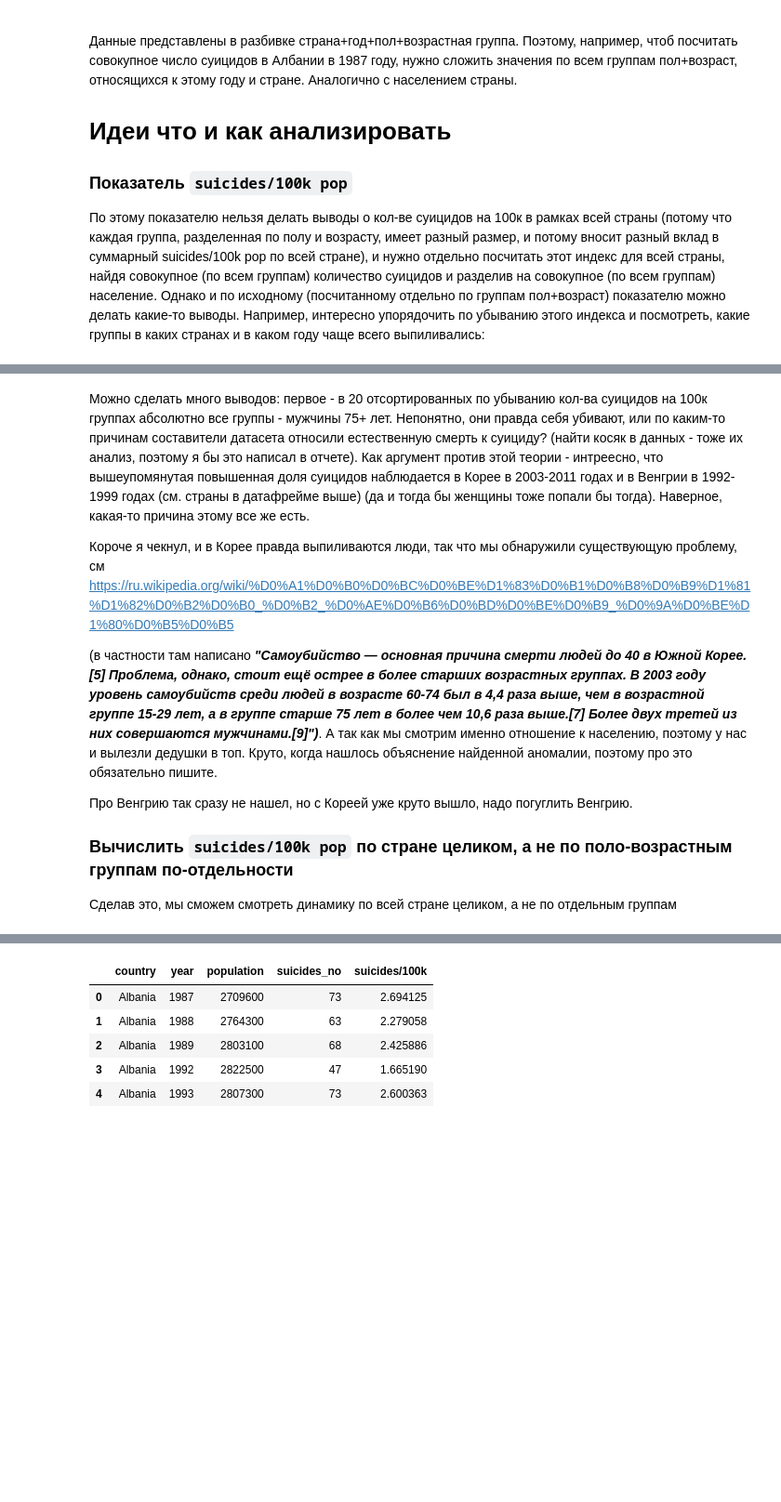
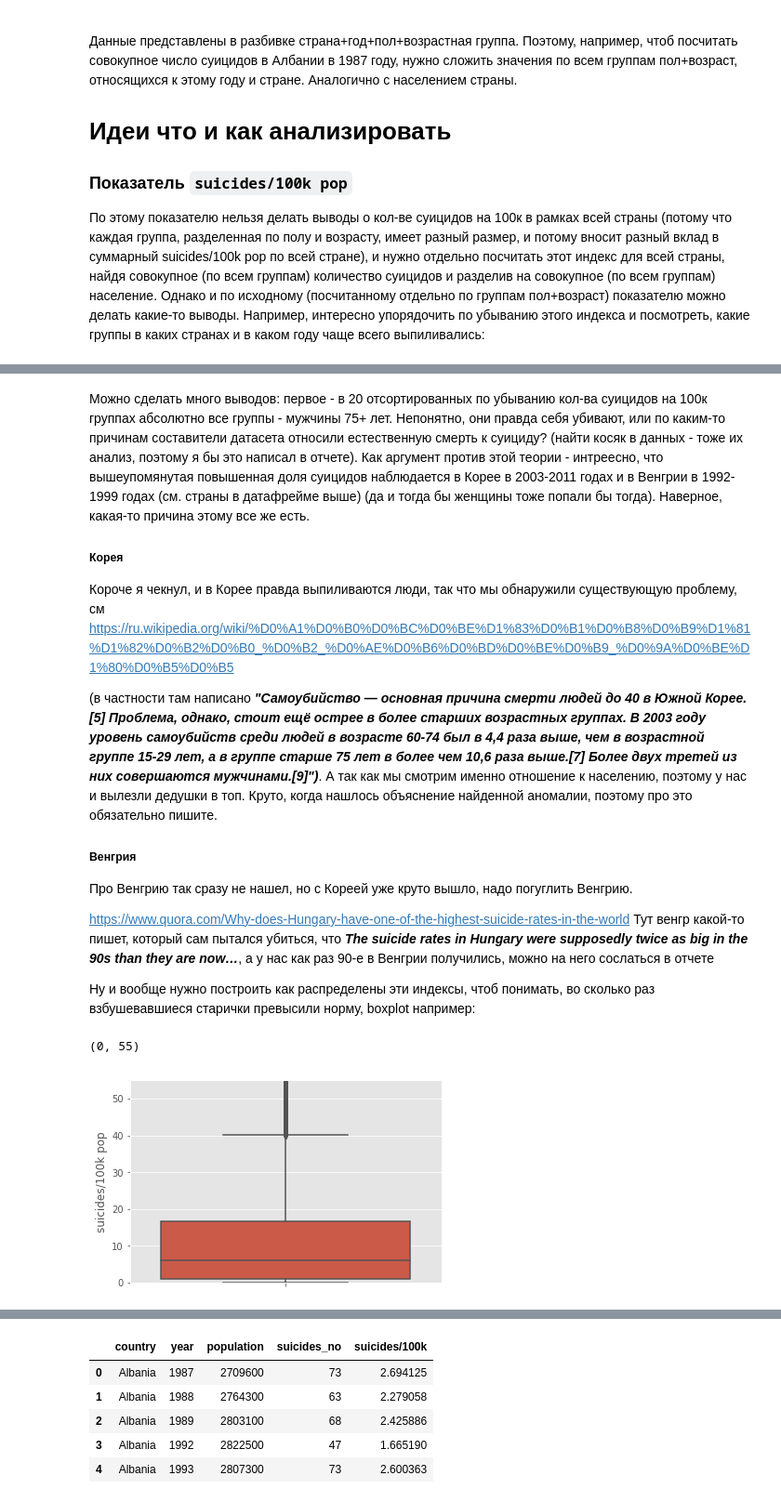
Before and after one commit to iagorshkov/Data_analysis_projects, a Jupyter notebook: world_suicide_rate.ipynb, the cells around one changed output, grey strips where cells are left out. Shown at 93% size. Cells and saved outputs as stored; diff of their text form; code cells hidden in the pictures; blank space fills up the shorter version.

```diff
--- a/world_suicide_rate.ipynb
+++ b/world_suicide_rate.ipynb
@@ -48,12 +52,21 @@ df.sort_values('suicides/100k pop', ascending=False).head(20)
 # %% [markdown]
 Можно сделать много выводов: первое - в 20 отсортированных по убыванию кол-ва суицидов на 100к группах абсолютно все группы - мужчины 75+ лет. Непонятно, они правда себя убивают, или по каким-то причинам составители датасета относили естественную смерть к суициду? (найти косяк в данных - тоже их анализ, поэтому я бы это написал в отчете). Как аргумент против этой теории - интреесно, что вышеупомянутая повышенная доля суицидов наблюдается в Корее в 2003-2011 годах и в Венгрии в 1992-1999 годах (см. страны в датафрейме выше) (да и тогда бы женщины тоже попали бы тогда). Наверное, какая-то причина этому все же есть.
 
+##### Корея
 Короче я чекнул, и в Корее правда выпиливаются люди, так что мы обнаружили существующую проблему, см https://ru.wikipedia.org/wiki/%D0%A1%D0%B0%D0%BC%D0%BE%D1%83%D0%B1%D0%B8%D0%B9%D1%81%D1%82%D0%B2%D0%B0_%D0%B2_%D0%AE%D0%B6%D0%BD%D0%BE%D0%B9_%D0%9A%D0%BE%D1%80%D0%B5%D0%B5
 
 (в частности там написано ***"Самоубийство — основная причина смерти людей до 40 в Южной Корее.[5] Проблема, однако, стоит ещё острее в более старших возрастных группах. В 2003 году уровень самоубийств среди людей в возрасте 60-74 был в 4,4 раза выше, чем в возрастной группе 15-29 лет, а в группе старше 75 лет в более чем 10,6 раза выше.[7] Более двух третей из них совершаются мужчинами.[9]")***. А так как мы смотрим именно отношение к населению, поэтому у нас и вылезли дедушки в топ. Круто, когда нашлось объяснение найденной аномалии, поэтому про это обязательно пишите.
 
+##### Венгрия
+
 Про Венгрию так сразу не нашел, но с Кореей уже круто вышло, надо погуглить Венгрию.
 
-### Вычислить  `suicides/100k pop` по стране целиком, а не по поло-возрастным группам по-отдельности
+https://www.quora.com/Why-does-Hungary-have-one-of-the-highest-suicide-rates-in-the-world Тут венгр какой-то пишет, который сам пытался убиться, что ***The suicide rates in Hungary were supposedly twice as big in the 90s than they are now…***, а у нас как раз 90-е в Венгрии получились, можно на него сослаться в отчете
 
-Сделав это, мы сможем смотреть динамику по всей стране целиком, а не по отдельным группам
+Ну и вообще нужно построить как распределены эти индексы, чтоб понимать, во сколько раз взбушевавшиеся старички превысили норму, boxplot например:
+# %%
+sns.boxplot(data=df, y='suicides/100k pop')
+plt.ylim(0, 55)
+# %% [output]
+(0, 55)
+[figure, added]
```
Also changed, not shown: parts of 27 cells of this notebook.
